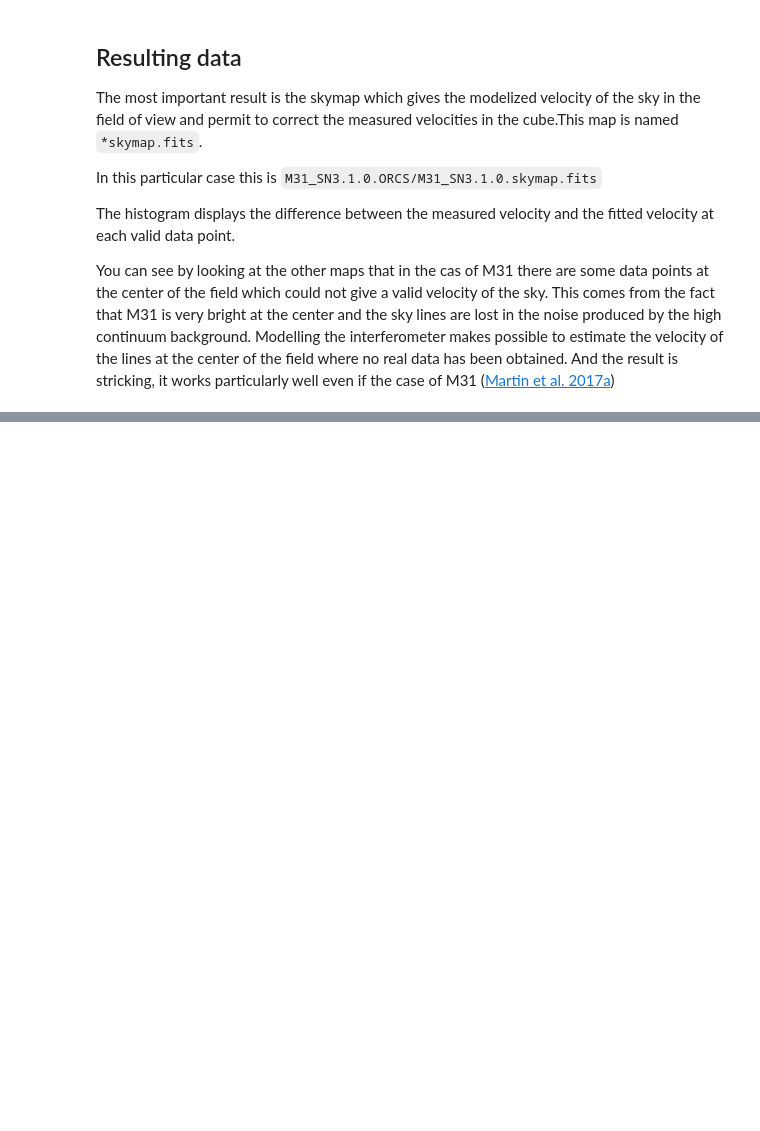
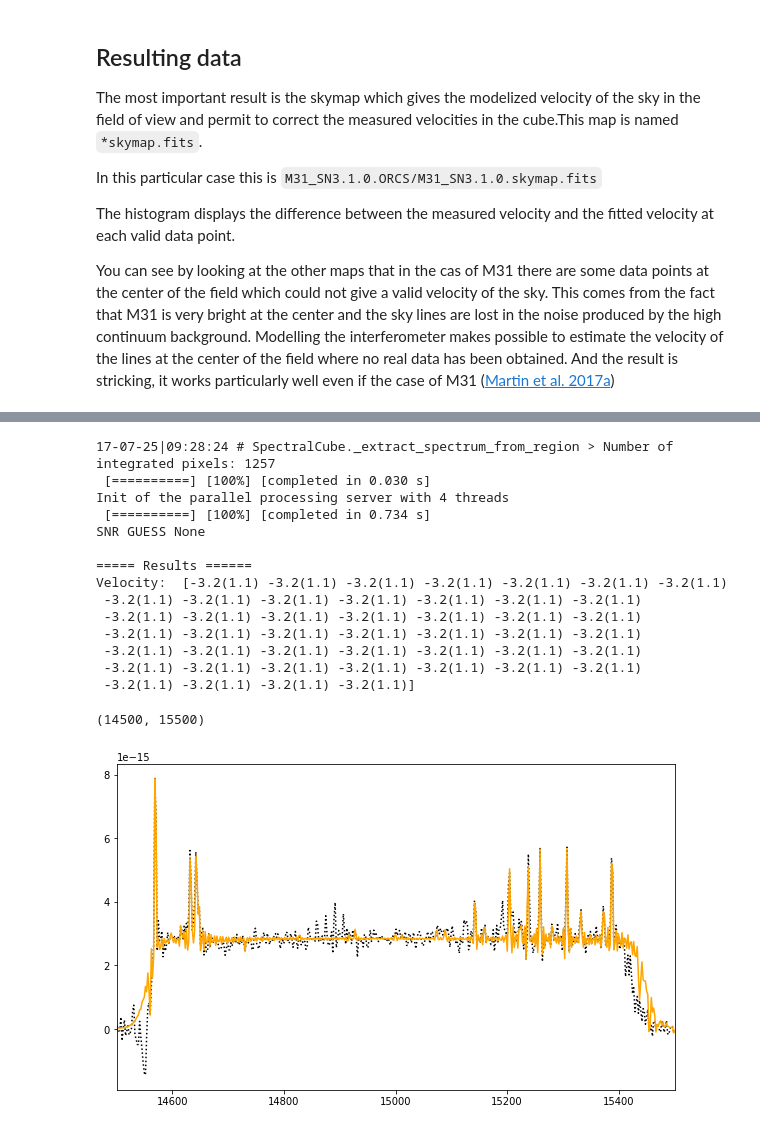
Before and after one commit to thomasorb/orcs, a Jupyter notebook: docs/script_example_wavelength_calibration.ipynb, the cells around one changed output, grey strips where cells are left out. Drawn from its saved outputs; the diff is of its cells as text; code cells hidden in the pictures; blank space fills up the shorter version.

```diff
--- a/docs/script_example_wavelength_calibration.ipynb
+++ b/docs/script_example_wavelength_calibration.ipynb
@@ -122,0 +130,35 @@ You can see by looking at the other maps that in the cas of M31 there are some d
+# %%
+# The same sky spectrum is now extracted and fitted and the measured velocity is now similar to 0 km/s.
+# Note that the calibration map used here has not been calculated with a 40x40 grid. The calibration
+# quality would have been better in this case.
+
+sky_lines_cm1 = cube.get_sky_lines()
+axis, spectrum, fit_res = cube.fit_lines_in_spectrum(50, 50, 20, sky_lines_cm1,
+                                                     fmodel='sinc',
+                                                     pos_def='1',
+                                                     fwhm_def='fixed',
+                                                     nofilter=False,
+                                                     pos_cov=80)
+print '\n===== Results ======'
+print 'Velocity: ', fit_res['velocity_gvar']
+pl.figure(figsize=(10,6))
+pl.plot(axis, spectrum, ls=':', c='black')
+pl.plot(axis, fit_res['fitted_vector'], ls='-', c='orange')
+pl.xlim(14500, 15500)
+# %% [output]
+17-07-25|09:28:24 # SpectralCube._extract_spectrum_from_region > Number of integrated pixels: 1257
+ [==========] [100%] [completed in 0.030 s]
+Init of the parallel processing server with 4 threads
+ [==========] [100%] [completed in 0.734 s]
+SNR GUESS None
+
+===== Results ======
+Velocity:  [-3.2(1.1) -3.2(1.1) -3.2(1.1) -3.2(1.1) -3.2(1.1) -3.2(1.1) -3.2(1.1)
+ -3.2(1.1) -3.2(1.1) -3.2(1.1) -3.2(1.1) -3.2(1.1) -3.2(1.1) -3.2(1.1)
+ -3.2(1.1) -3.2(1.1) -3.2(1.1) -3.2(1.1) -3.2(1.1) -3.2(1.1) -3.2(1.1)
+ -3.2(1.1) -3.2(1.1) -3.2(1.1) -3.2(1.1) -3.2(1.1) -3.2(1.1) -3.2(1.1)
+ -3.2(1.1) -3.2(1.1) -3.2(1.1) -3.2(1.1) -3.2(1.1) -3.2(1.1) -3.2(1.1)
+ -3.2(1.1) -3.2(1.1) -3.2(1.1) -3.2(1.1) -3.2(1.1) -3.2(1.1) -3.2(1.1)
+ -3.2(1.1) -3.2(1.1) -3.2(1.1) -3.2(1.1)]
+(14500, 15500)
+[figure, added]
```
Also changed, not shown: parts of 3 cells of this notebook, 55 other files.
